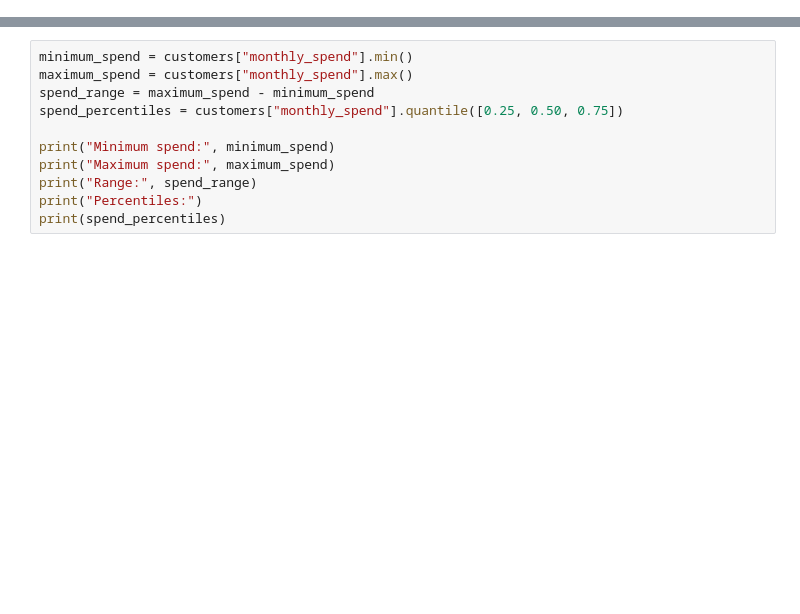
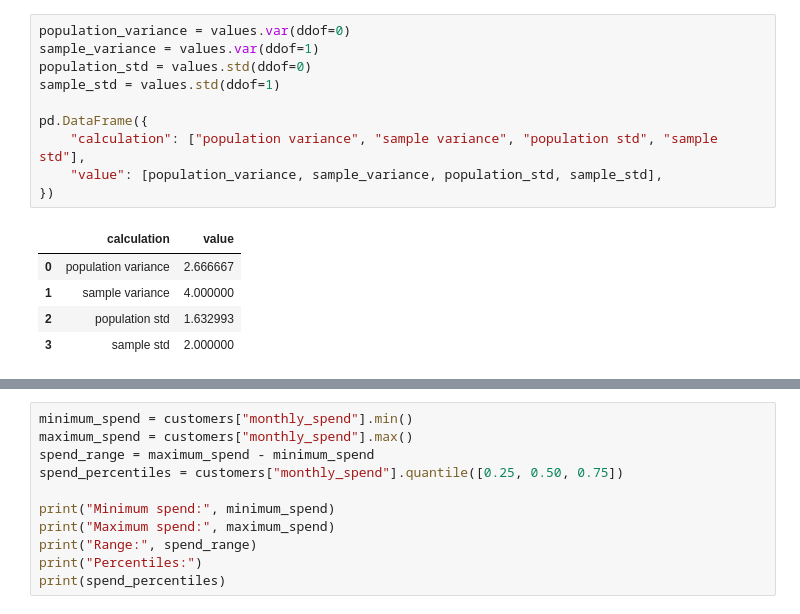
Before and after one commit to nagcloudlab/applied_ds_ml, a Jupyter notebook: days/day_01_eda_preprocessing/notebooks/04_basic_statistics_for_data_understanding.ipynb, the cells around one changed output, grey strips where cells are left out. Drawn from its saved outputs; the diff is of its cells as text; blank space fills up the shorter version.

```diff
--- a/days/day_01_eda_preprocessing/notebooks/04_basic_statistics_for_data_understanding.ipynb
+++ b/days/day_01_eda_preprocessing/notebooks/04_basic_statistics_for_data_understanding.ipynb
@@ -372,3 +544,19 @@ Variance is the math version of spread. Standard deviation is the human-friendly
+# %%
+population_variance = values.var(ddof=0)
+sample_variance = values.var(ddof=1)
+population_std = values.std(ddof=0)
+sample_std = values.std(ddof=1)
+
+pd.DataFrame({
+    "calculation": ["population variance", "sample variance", "population std", "sample std"],
+    "value": [population_variance, sample_variance, population_std, sample_std],
+})
+# %% [output]
+|  | calculation | value |
+| 0 | population variance | 2.666667 |
+| 1 | sample variance | 4.000000 |
+| 2 | population std | 1.632993 |
+| 3 | sample std | 2.000000 |
 # %% [markdown]
 ## <img src="../../../assets/icons/concept.svg" width="22" style="vertical-align:middle; margin-right:6px;"> Concept 10: Range and Percentiles
 
```
Also changed, not shown: parts of 41 cells of this notebook, 20 other files.
